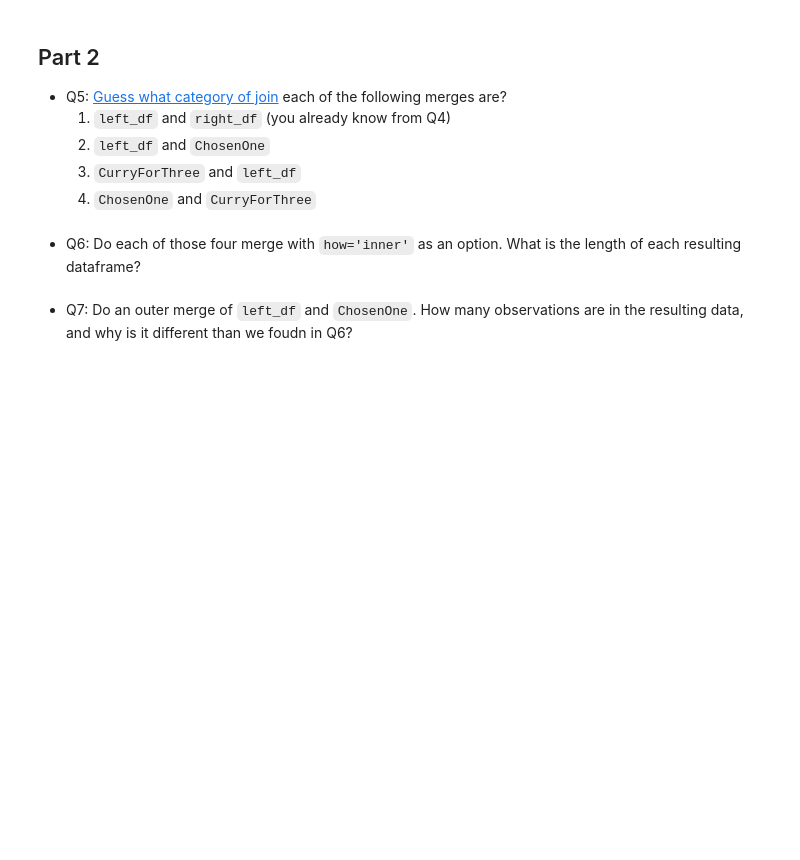
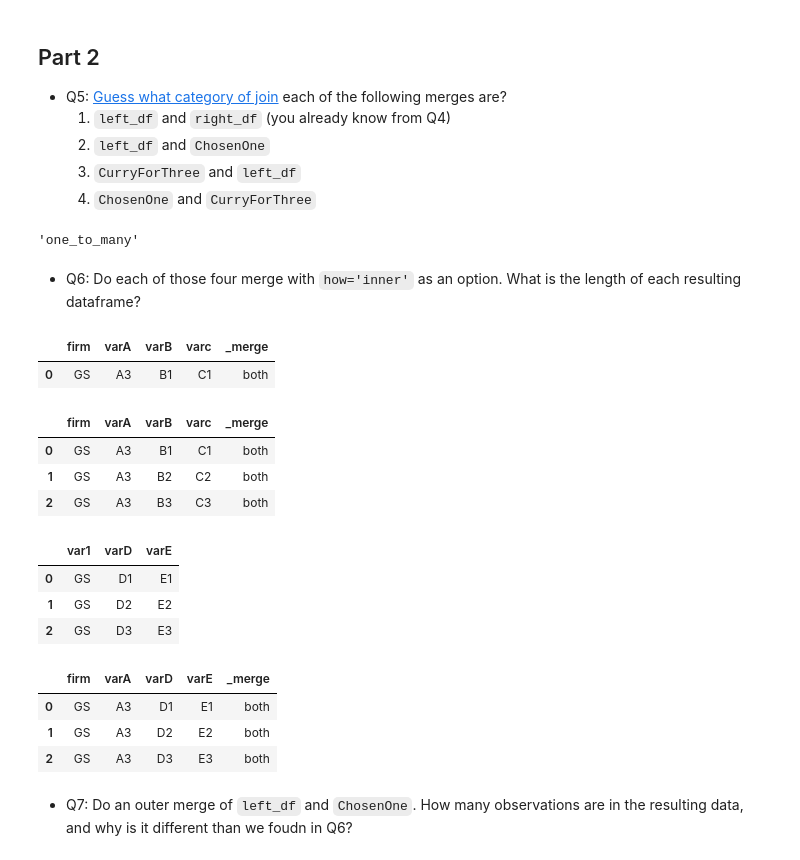
Before and after one commit to donbowen/Class-Notes-1045, a Jupyter notebook: Exercises/Merging exercises.ipynb, the cells around one changed output. Drawn from its saved outputs; the diff is of its cells as text; code cells hidden in the pictures; blank space fills up the shorter version.

```diff
--- a/Exercises/Merging exercises.ipynb
+++ b/Exercises/Merging exercises.ipynb
@@ -252,4 +260,39 @@ Now, let's add two more NBA themed datasets to the party:
+# %%
+merge_type(left_df,right_df,'firm')
+merge_type(left_df,
+           ChosenOne.rename(columns={'tic':'firm'} ),
+           'firm')
+# %% [output]
+'one_to_many'
 # %% [markdown]
 - Q6: Do each of those four merge with `how='inner'` as an option. What is the length of each resulting dataframe?
+# %%
+left_df.merge(right_df,how='inner',on='firm',indicator=True,validate='1:1')
+# %% [output]
+|  | firm | varA | varB | varc | _merge |
+| 0 | GS | A3 | B1 | C1 | both |
+# %%
+left_df.merge(ChosenOne.rename(columns={'tic':'firm'}),
+              how='inner',on='firm',indicator=True,validate='1:m')
+# %% [output]
+|  | firm | varA | varB | varc | _merge |
+| 0 | GS | A3 | B1 | C1 | both |
+| 1 | GS | A3 | B2 | C2 | both |
+| 2 | GS | A3 | B3 | C3 | both |
+# %%
+CurryForThree.reset_index()
+# %% [output]
+|  | var1 | varD | varE |
+| 0 | GS | D1 | E1 |
+| 1 | GS | D2 | E2 |
+| 2 | GS | D3 | E3 |
+# %%
+left_df.merge(CurryForThree.reset_index().rename(columns={'var1':'firm'}),
+              how='inner',on='firm',indicator=True,validate='1:m')
+# %% [output]
+|  | firm | varA | varD | varE | _merge |
+| 0 | GS | A3 | D1 | E1 | both |
+| 1 | GS | A3 | D2 | E2 | both |
+| 2 | GS | A3 | D3 | E3 | both |
 # %% [markdown]
 - Q7: Do an outer merge of `left_df` and `ChosenOne`. How many observations are in the resulting data, and why is it different than we foudn in Q6?
```
Also changed, not shown: parts of 2 cells of this notebook, 3 other files.
